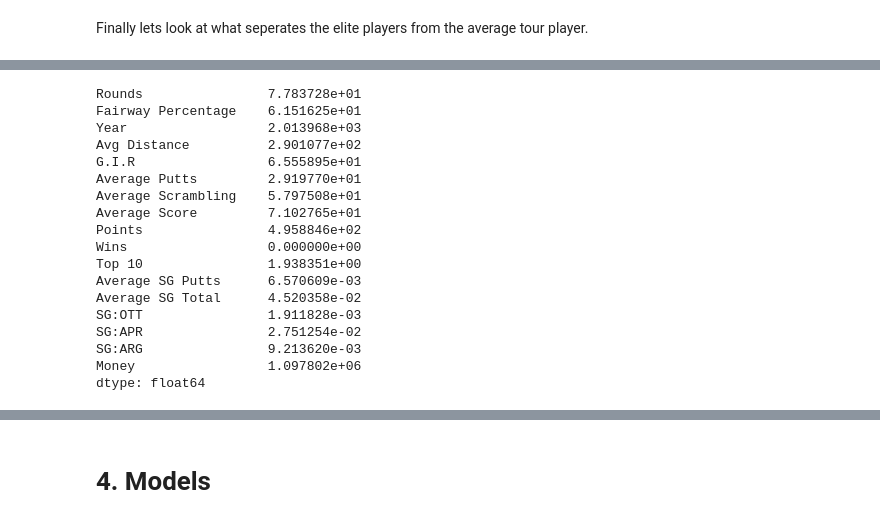
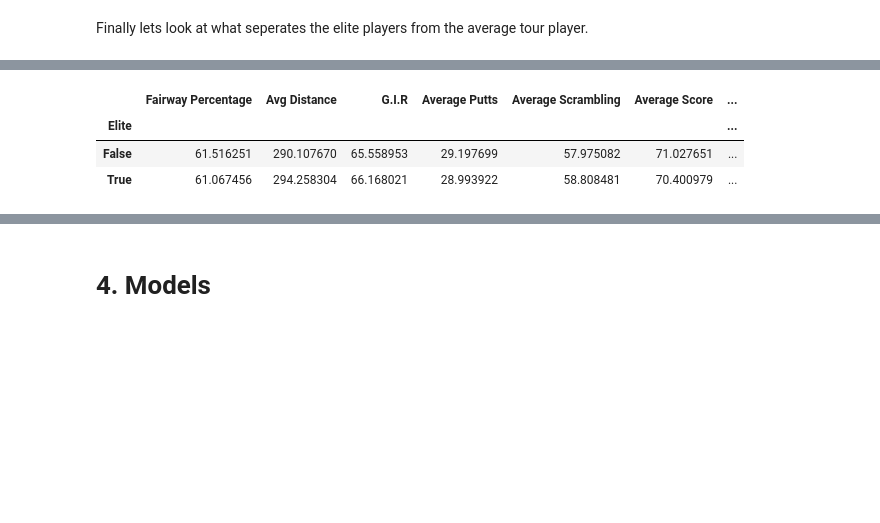
Before and after one commit to Rhy5Web/PGA-Project, a Jupyter notebook: PGA Project.ipynb, the cells around one changed output, grey strips where cells are left out. Saved outputs shown, nothing was run; the diff lists cells and outputs as text; code cells hidden in the pictures; blank space fills up the shorter version.

```diff
--- a/PGA Project.ipynb
+++ b/PGA Project.ipynb
@@ -322,21 +288,0 @@ average = df.loc[df['Wins'] == 0, :]
-# %%
-average.mean()
-# %% [output]
-Rounds                7.783728e+01
-Fairway Percentage    6.151625e+01
-Year                  2.013968e+03
-Avg Distance          2.901077e+02
-G.I.R                 6.555895e+01
-Average Putts         2.919770e+01
-Average Scrambling    5.797508e+01
-Average Score         7.102765e+01
-Points                4.958846e+02
-Wins                  0.000000e+00
-Top 10                1.938351e+00
-Average SG Putts      6.570609e-03
-Average SG Total      4.520358e-02
-SG:OTT                1.911828e-03
-SG:APR                2.751254e-02
-SG:ARG                9.213620e-03
-Money                 1.097802e+06
-dtype: float64
@@ -342,0 +294,7 @@ dtype: float64
+# %%
+winners
+# %% [output]
+|  | Fairway Percentage | Avg Distance | G.I.R | Average Putts | Average Scrambling | Average Score | ... |
+| Elite |  |  |  |  |  |  | ... |
+| False | 61.516251 | 290.107670 | 65.558953 | 29.197699 | 57.975082 | 71.027651 | ... |
+| True | 61.067456 | 294.258304 | 66.168021 | 28.993922 | 58.808481 | 70.400979 | ... |
```
Also changed, not shown: parts of 27 cells of this notebook.
